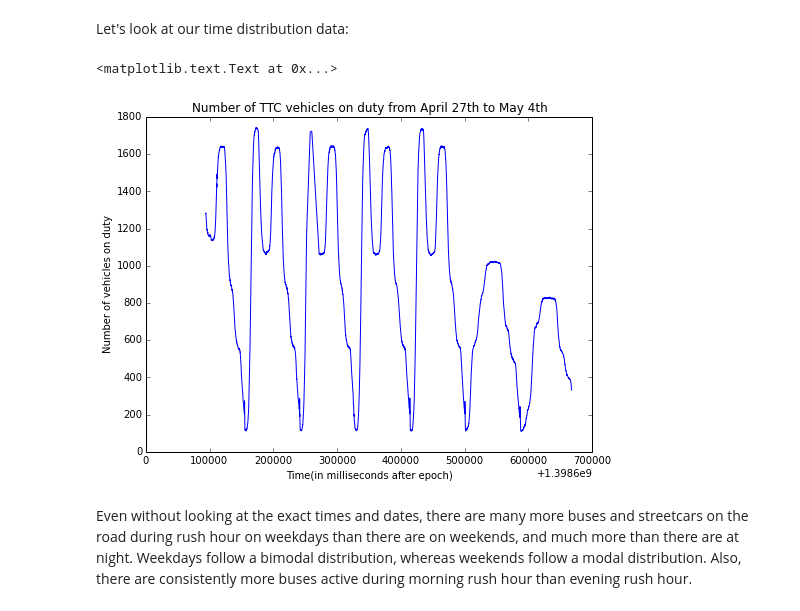
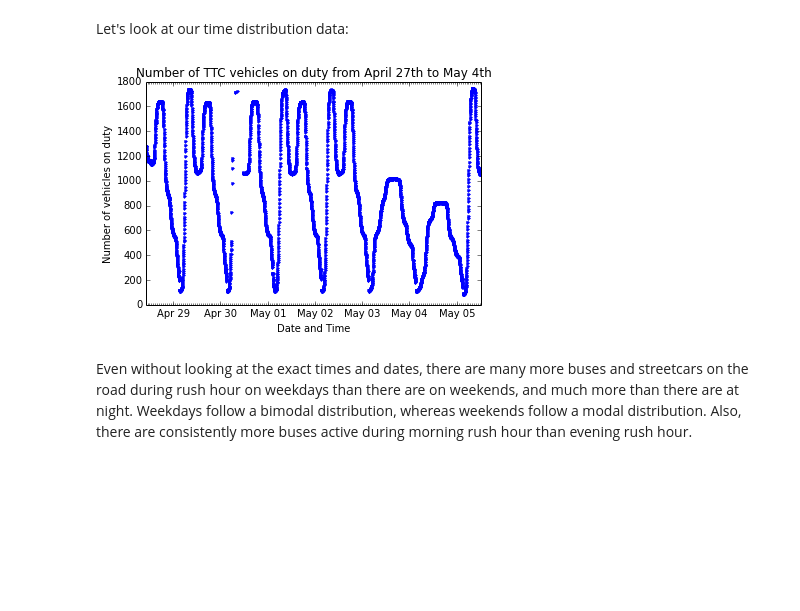
Before and after one commit to ericye16/TTC-Report, a Jupyter notebook: RT-Data.ipynb, the cells around one changed output. Saved outputs shown, nothing was run; the diff lists cells and outputs as text; code cells hidden in the pictures; blank space fills up the shorter version.

Commit message:
date plotting!

```diff
--- a/RT-Data.ipynb
+++ b/RT-Data.ipynb
@@ -9,14 +11,21 @@ Let's look at our time distribution data:
 # %%
 with open('time_dist.pickle', 'rb') as time_dist_pickle:
     time_dist = pickle.load(time_dist_pickle)[1:]
     times, dist = zip(*time_dist)
-plt.figure(figsize=(8,6))
-plt.plot(times,dist)
-plt.xlabel('Time(in milliseconds after epoch)')
-plt.ylabel('Number of vehicles on duty')
-plt.title('Number of TTC vehicles on duty from April 27th to May 4th')
+    date_times = [datetime.fromtimestamp(x) for x in times]
+fig, axes = plt.subplots()
+days = DayLocator()
+hours = HourLocator()
+formatter = DateFormatter('%b %d')
+axes.plot_date(date_times,dist, 'b.')
+axes.xaxis.set_major_locator(days)
+axes.xaxis.set_minor_locator(hours)
+axes.xaxis.set_major_formatter(formatter)
+axes.set_xlabel('Date and Time')
+axes.set_ylabel('Number of vehicles on duty')
+axes.set_title('Number of TTC vehicles on duty from April 27th to May 4th')
+plt.show()
 # %% [output]
-<matplotlib.text.Text at 0x...>
-[figure, old version]
+[figure, new version]
 # %% [markdown]
 Even without looking at the exact times and dates, there are many more buses and streetcars on the road during rush hour on weekdays than there are on weekends, and much more than there are at night. Weekdays follow a bimodal distribution, whereas weekends follow a modal distribution. Also, there are consistently more buses active during morning rush hour than evening rush hour.
```
Also changed, not shown: parts of 1 cell of this notebook, 1 other file.
